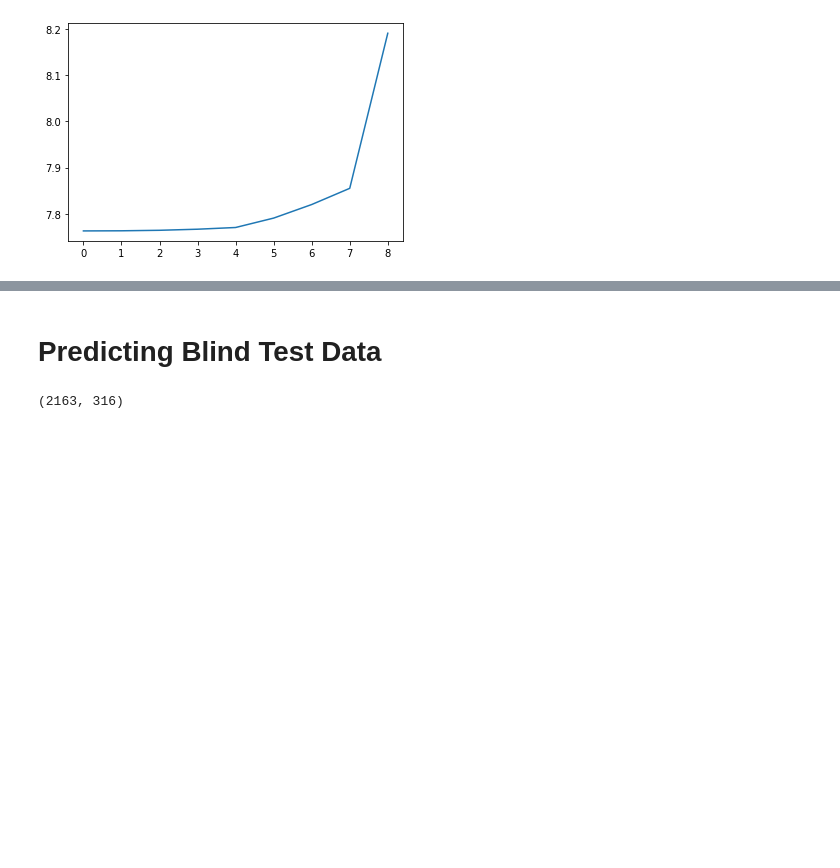
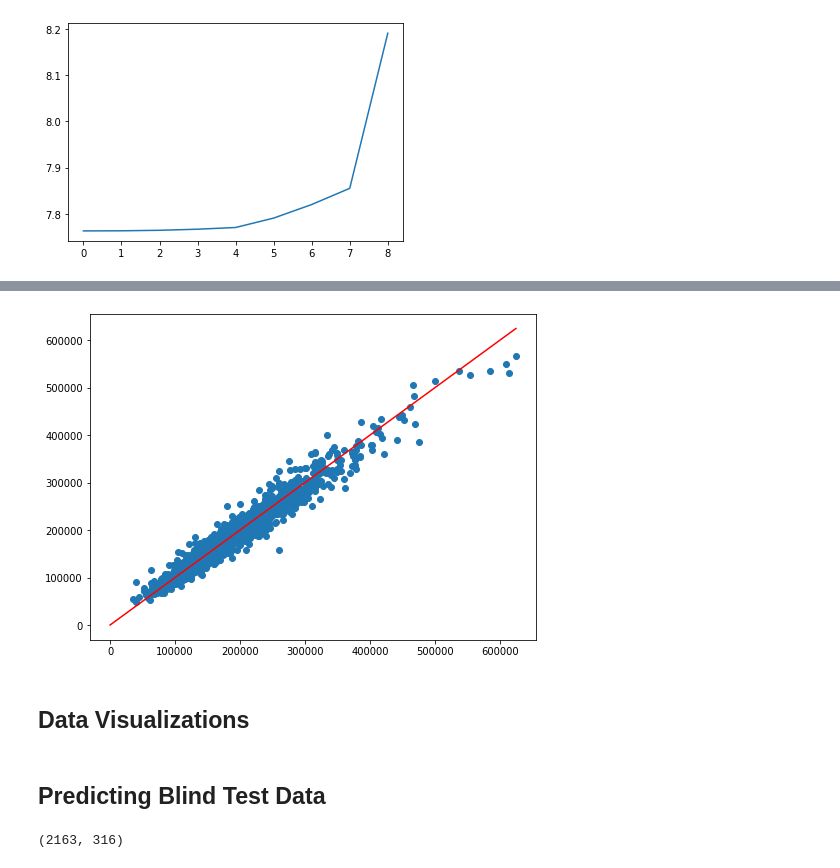
Before and after one commit to kengustafson/DD-DataScience, a Jupyter notebook: Project_2.ipynb, the cells around one changed output, grey strips where cells are left out. Saved outputs shown, nothing was run; the diff lists cells and outputs as text; code cells hidden in the pictures; blank space fills up the shorter version.

```diff
--- a/Project_2.ipynb
+++ b/Project_2.ipynb
@@ -758,5 +842,19 @@ print(results.std())
+# %%
+model_ridge = Ridge(alpha=0.001)
+model_ridge.fit(train_numeric_one_hot, nonlinear_outcomes)
+predict_ridge = model_ridge.predict(train_numeric_one_hot)
+predict_ridge_df = pd.Series(predict_ridge)
+real_predicted_ridge = predict_ridge_df.pow(1/degree)
+# %%
+plt.figure(figsize=(8, 6))
+plt.scatter(actual_outcomes, real_predicted_ridge);
+plt.plot([0, max(actual_outcomes)], [0, max(actual_outcomes)], c='red');
+# %% [output]
+[figure, added]
+# %% [markdown]
+## Data Visualizations
 # %% [markdown]
-# Predicting Blind Test Data
+## Predicting Blind Test Data
 # %%
 best_degree = 0.22
 best_alpha = 0.1
```
Also changed, not shown: parts of 39 cells of this notebook.
